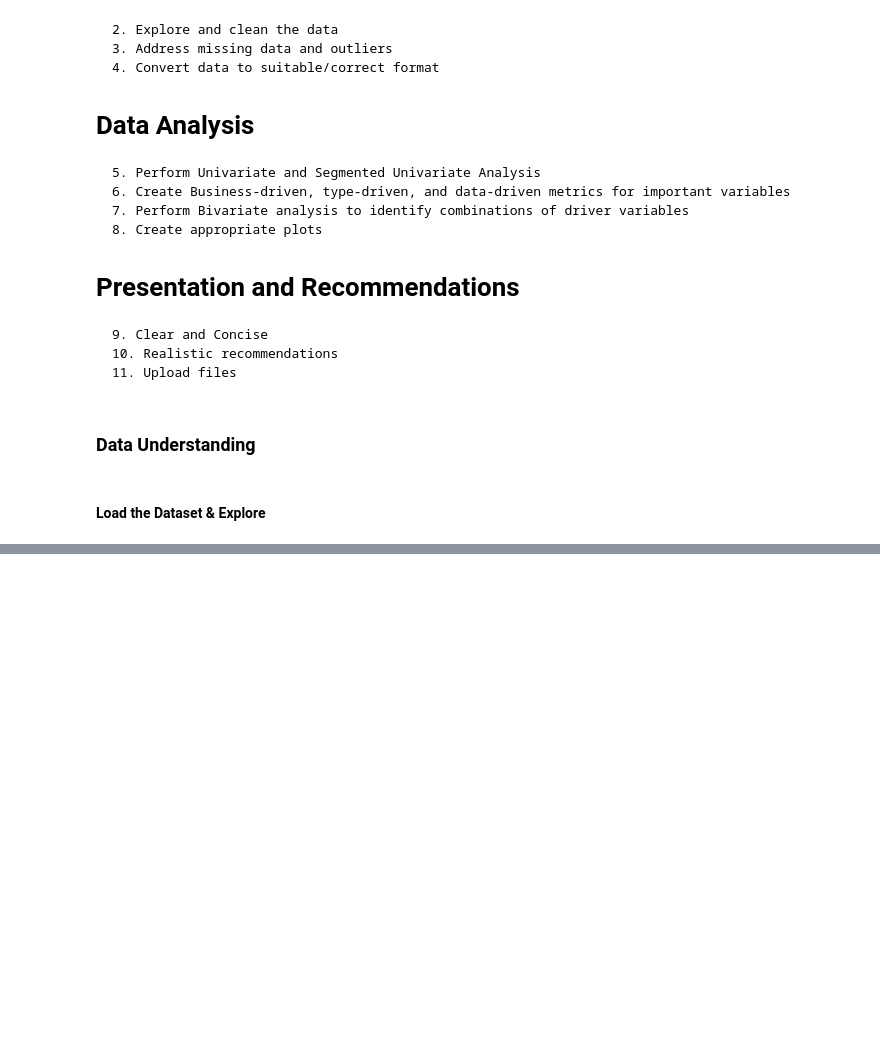
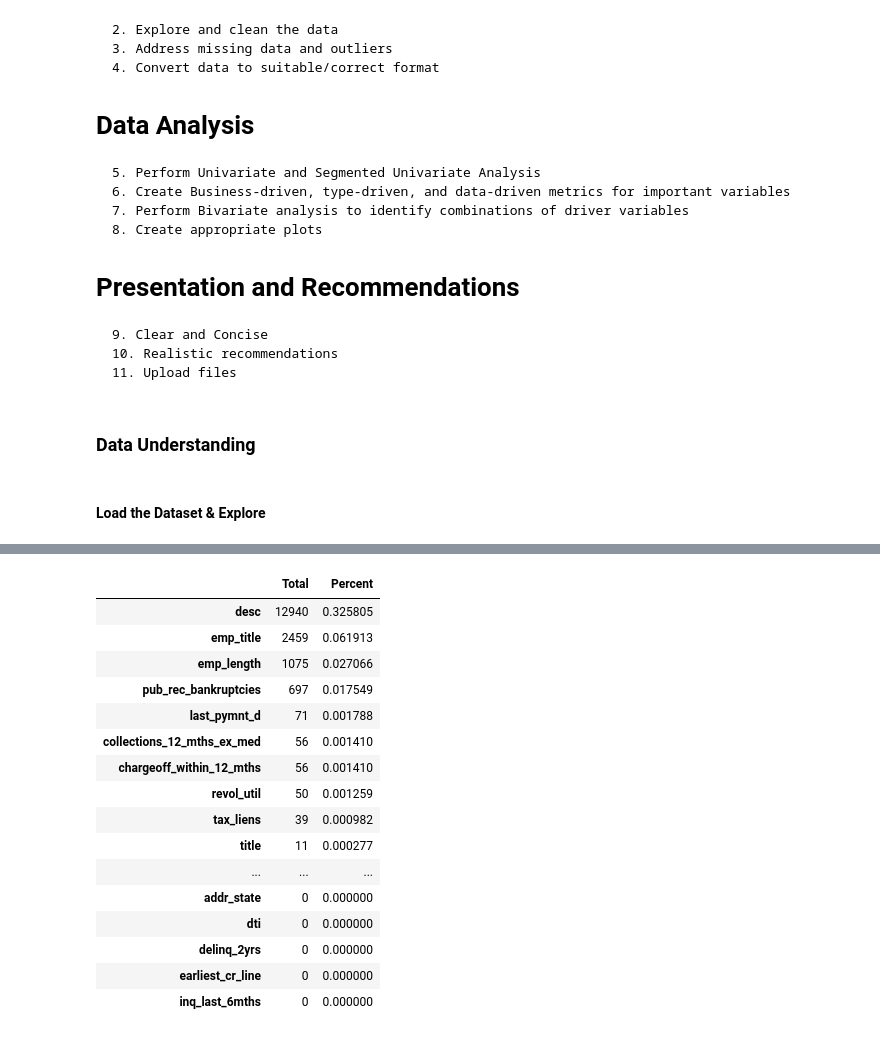
Before and after one commit to floodyc/LendingClubCaseStudy, a Jupyter notebook: LCCS.ipynb, the cells around one changed output, grey strips where cells are left out. Drawn from its saved outputs; the diff is of its cells as text; code cells hidden in the pictures; blank space fills up the shorter version.

```diff
--- a/LCCS.ipynb
+++ b/LCCS.ipynb
@@ -126 +154,27 @@ missing_check(df)
+# %%
+def missing_check_dropped(df3):
+    total = df3.isnull().sum().sort_values(ascending=False) # total number of null values
+    percent = (df3.isnull().sum()/df3.isnull().count()).sort_values(ascending=False) #percentage of values that are null
+    missing_data = pd.concat([total, percent], axis=1, keys=['Total', 'Percent']) # putting the above two together
+    return missing_data # return the dataframe
+
+missing_check_dropped(df3)
+# %% [output]
+|  | Total | Percent |
+| desc | 12940 | 0.325805 |
+| emp_title | 2459 | 0.061913 |
+| emp_length | 1075 | 0.027066 |
+| pub_rec_bankruptcies | 697 | 0.017549 |
+| last_pymnt_d | 71 | 0.001788 |
+| collections_12_mths_ex_med | 56 | 0.001410 |
+| chargeoff_within_12_mths | 56 | 0.001410 |
+| revol_util | 50 | 0.001259 |
+| tax_liens | 39 | 0.000982 |
+| title | 11 | 0.000277 |
+| ... | ... | ... |
+| addr_state | 0 | 0.000000 |
+| dti | 0 | 0.000000 |
+| delinq_2yrs | 0 | 0.000000 |
+| earliest_cr_line | 0 | 0.000000 |
+| inq_last_6mths | 0 | 0.000000 |
 # %%
```
Also changed, not shown: parts of 22 cells of this notebook.
